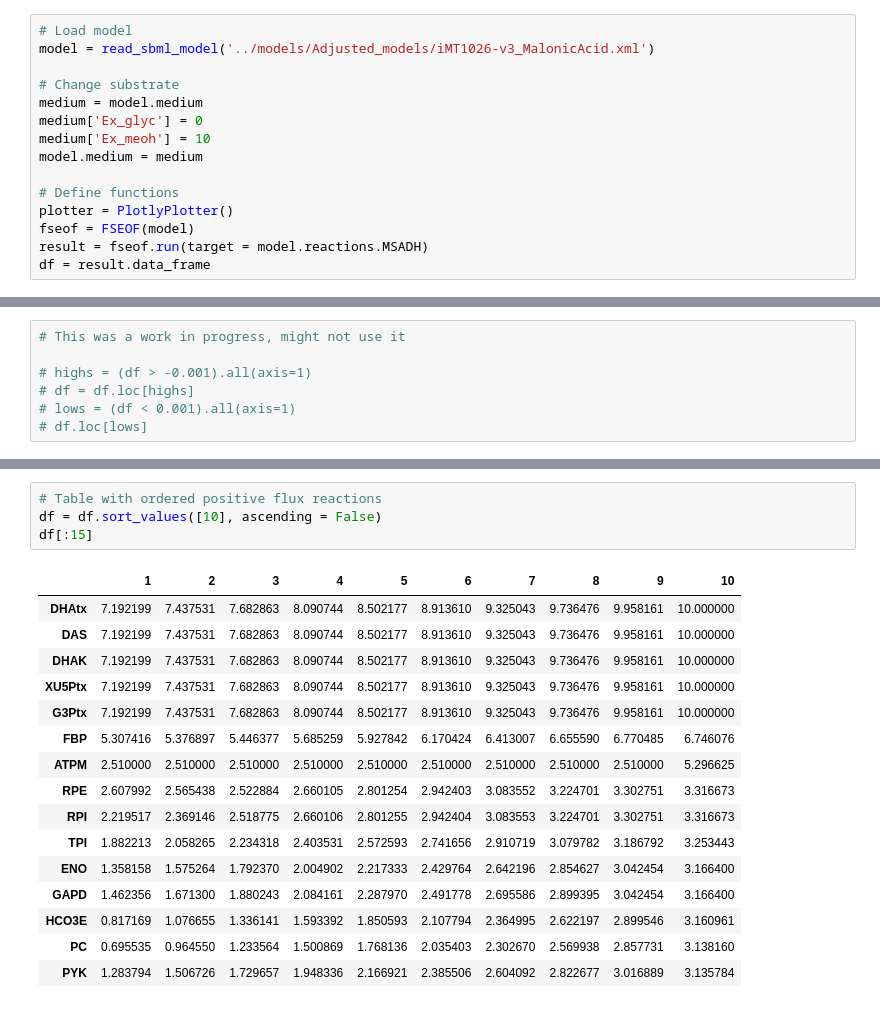
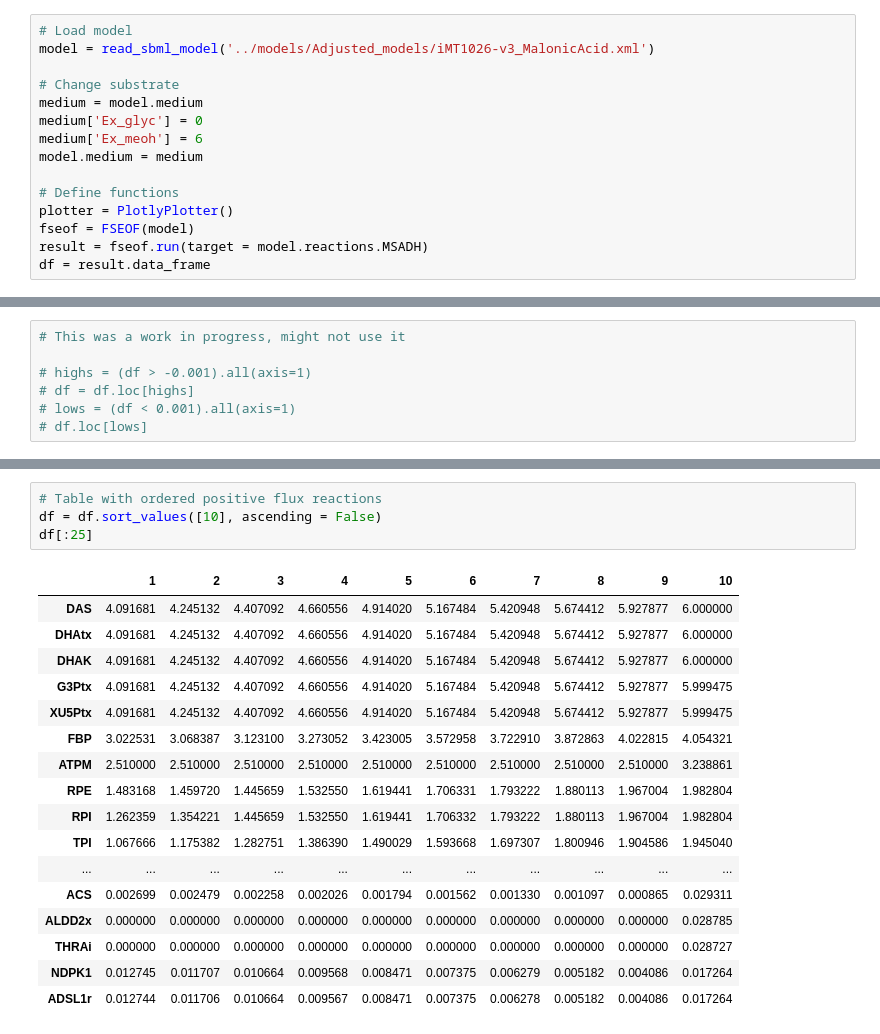
Before and after one commit to 27410/group-assignment-2021-group-8-malonic-acid-in-k-phaffii, a Jupyter notebook: OptAlgorithms/FSEOF.ipynb, the cells around one changed output, grey strips where cells are left out. Drawn from its saved outputs; the diff is of its cells as text.

```diff
--- a/OptAlgorithms/FSEOF.ipynb
+++ b/OptAlgorithms/FSEOF.ipynb
@@ -16,7 +16,7 @@ model = read_sbml_model('../models/Adjusted_models/iMT1026-v3_MalonicAcid.xml')
 # Change substrate
 medium = model.medium
 medium['Ex_glyc'] = 0
-medium['Ex_meoh'] = 10
+medium['Ex_meoh'] = 6
 model.medium = medium
 
 # Define functions
@@ -84,21 +105,22 @@ df[:15]
 # %%
 # Table with ordered positive flux reactions
 df = df.sort_values([10], ascending = False)
-df[:15]
+df[:25]
 # %% [output]
 |  | 1 | 2 | 3 | 4 | 5 | 6 | 7 | 8 | 9 | 10 |
-| DHAtx | 7.192199 | 7.437531 | 7.682863 | 8.090744 | 8.502177 | 8.913610 | 9.325043 | 9.736476 | 9.958161 | 10.000000 |
-| DAS | 7.192199 | 7.437531 | 7.682863 | 8.090744 | 8.502177 | 8.913610 | 9.325043 | 9.736476 | 9.958161 | 10.000000 |
-| DHAK | 7.192199 | 7.437531 | 7.682863 | 8.090744 | 8.502177 | 8.913610 | 9.325043 | 9.736476 | 9.958161 | 10.000000 |
-| XU5Ptx | 7.192199 | 7.437531 | 7.682863 | 8.090744 | 8.502177 | 8.913610 | 9.325043 | 9.736476 | 9.958161 | 10.000000 |
-| G3Ptx | 7.192199 | 7.437531 | 7.682863 | 8.090744 | 8.502177 | 8.913610 | 9.325043 | 9.736476 | 9.958161 | 10.000000 |
-| FBP | 5.307416 | 5.376897 | 5.446377 | 5.685259 | 5.927842 | 6.170424 | 6.413007 | 6.655590 | 6.770485 | 6.746076 |
-| ATPM | 2.510000 | 2.510000 | 2.510000 | 2.510000 | 2.510000 | 2.510000 | 2.510000 | 2.510000 | 2.510000 | 5.296625 |
-| RPE | 2.607992 | 2.565438 | 2.522884 | 2.660105 | 2.801254 | 2.942403 | 3.083552 | 3.224701 | 3.302751 | 3.316673 |
-| RPI | 2.219517 | 2.369146 | 2.518775 | 2.660106 | 2.801255 | 2.942404 | 3.083553 | 3.224701 | 3.302751 | 3.316673 |
-| TPI | 1.882213 | 2.058265 | 2.234318 | 2.403531 | 2.572593 | 2.741656 | 2.910719 | 3.079782 | 3.186792 | 3.253443 |
-| ENO | 1.358158 | 1.575264 | 1.792370 | 2.004902 | 2.217333 | 2.429764 | 2.642196 | 2.854627 | 3.042454 | 3.166400 |
-| GAPD | 1.462356 | 1.671300 | 1.880243 | 2.084161 | 2.287970 | 2.491778 | 2.695586 | 2.899395 | 3.042454 | 3.166400 |
-| HCO3E | 0.817169 | 1.076655 | 1.336141 | 1.593392 | 1.850593 | 2.107794 | 2.364995 | 2.622197 | 2.899546 | 3.160961 |
-| PC | 0.695535 | 0.964550 | 1.233564 | 1.500869 | 1.768136 | 2.035403 | 2.302670 | 2.569938 | 2.857731 | 3.138160 |
-| PYK | 1.283794 | 1.506726 | 1.729657 | 1.948336 | 2.166921 | 2.385506 | 2.604092 | 2.822677 | 3.016889 | 3.135784 |
+| DAS | 4.091681 | 4.245132 | 4.407092 | 4.660556 | 4.914020 | 5.167484 | 5.420948 | 5.674412 | 5.927877 | 6.000000 |
+| DHAtx | 4.091681 | 4.245132 | 4.407092 | 4.660556 | 4.914020 | 5.167484 | 5.420948 | 5.674412 | 5.927877 | 6.000000 |
+| DHAK | 4.091681 | 4.245132 | 4.407092 | 4.660556 | 4.914020 | 5.167484 | 5.420948 | 5.674412 | 5.927877 | 6.000000 |
+| G3Ptx | 4.091681 | 4.245132 | 4.407092 | 4.660556 | 4.914020 | 5.167484 | 5.420948 | 5.674412 | 5.927877 | 5.999475 |
+| XU5Ptx | 4.091681 | 4.245132 | 4.407092 | 4.660556 | 4.914020 | 5.167484 | 5.420948 | 5.674412 | 5.927877 | 5.999475 |
+| FBP | 3.022531 | 3.068387 | 3.123100 | 3.273052 | 3.423005 | 3.572958 | 3.722910 | 3.872863 | 4.022815 | 4.054321 |
+| ATPM | 2.510000 | 2.510000 | 2.510000 | 2.510000 | 2.510000 | 2.510000 | 2.510000 | 2.510000 | 2.510000 | 3.238861 |
+| RPE | 1.483168 | 1.459720 | 1.445659 | 1.532550 | 1.619441 | 1.706331 | 1.793222 | 1.880113 | 1.967004 | 1.982804 |
+| RPI | 1.262359 | 1.354221 | 1.445659 | 1.532550 | 1.619441 | 1.706332 | 1.793222 | 1.880113 | 1.967004 | 1.982804 |
+| TPI | 1.067666 | 1.175382 | 1.282751 | 1.386390 | 1.490029 | 1.593668 | 1.697307 | 1.800946 | 1.904586 | 1.945040 |
+| ... | ... | ... | ... | ... | ... | ... | ... | ... | ... | ... |
+| ACS | 0.002699 | 0.002479 | 0.002258 | 0.002026 | 0.001794 | 0.001562 | 0.001330 | 0.001097 | 0.000865 | 0.029311 |
+| ALDD2x | 0.000000 | 0.000000 | 0.000000 | 0.000000 | 0.000000 | 0.000000 | 0.000000 | 0.000000 | 0.000000 | 0.028785 |
+| THRAi | 0.000000 | 0.000000 | 0.000000 | 0.000000 | 0.000000 | 0.000000 | 0.000000 | 0.000000 | 0.000000 | 0.028727 |
+| NDPK1 | 0.012745 | 0.011707 | 0.010664 | 0.009568 | 0.008471 | 0.007375 | 0.006279 | 0.005182 | 0.004086 | 0.017264 |
+| ADSL1r | 0.012744 | 0.011706 | 0.010664 | 0.009567 | 0.008471 | 0.007375 | 0.006278 | 0.005182 | 0.004086 | 0.017264 |
```
Also changed, not shown: parts of 15 cells of this notebook.
